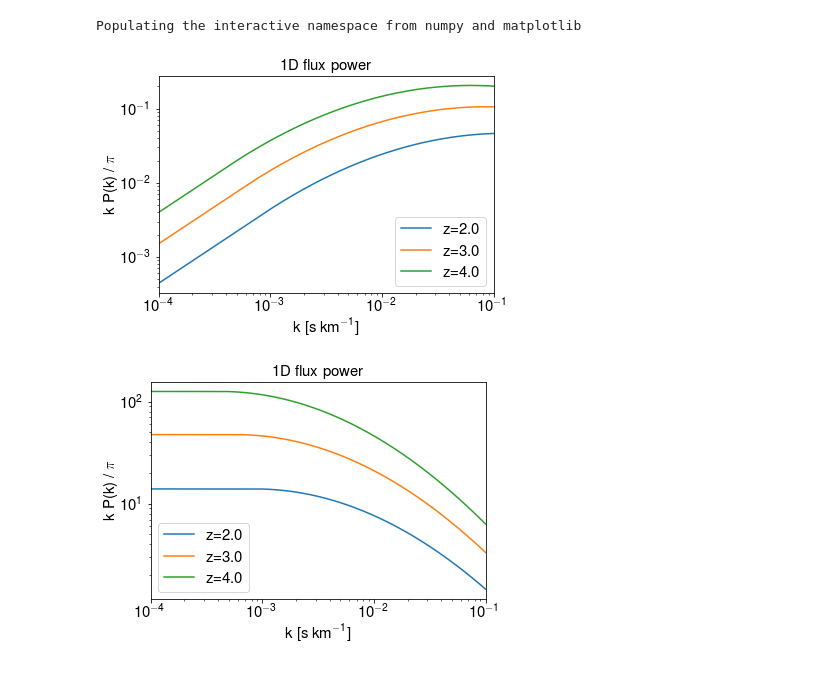
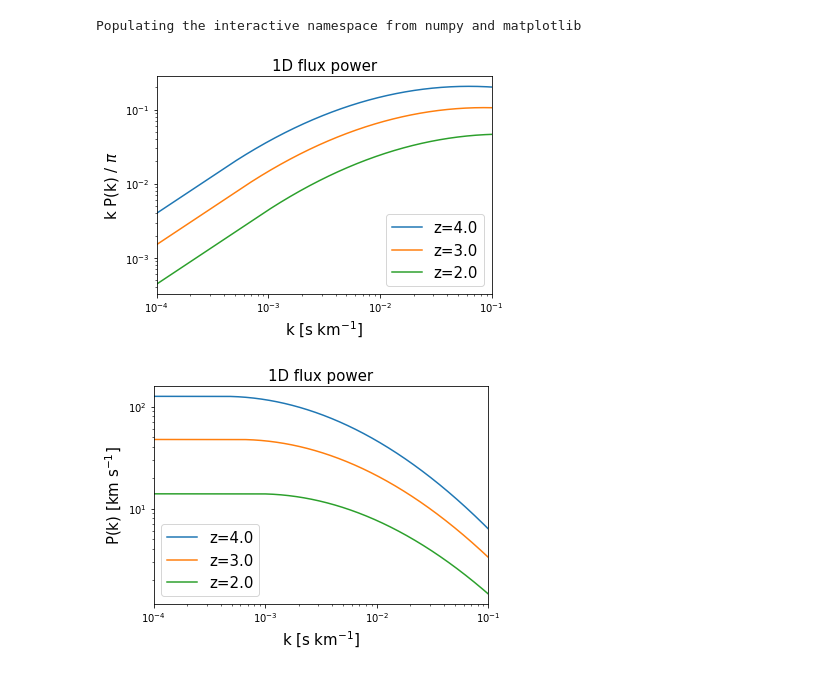
Before and after one commit to igmhub/lyaforecast, a Jupyter notebook: examples/plot_P1D.ipynb, the cells around one changed output. Cells and saved outputs as stored; diff of their text form; code cells hidden in the pictures.

```diff
--- a/examples/plot_P1D.ipynb
+++ b/examples/plot_P1D.ipynb
@@ -13,39 +13,27 @@ k=np.logspace(-4,-1,1000)
 pk_z2=aP1D.P1D_z_kms_PD2013(2.0,k)
 pk_z3=aP1D.P1D_z_kms_PD2013(3.0,k)
 pk_z4=aP1D.P1D_z_kms_PD2013(4.0,k)
-# %%
-# something related to fonts in the plot
-plt.rc('text', usetex=True)
-plt.rcParams['text.latex.preamble'] = [
-    r'\usepackage{siunitx}',  # i need upright \micro symbols, but you need
-    r'\sisetup{detect-all}',  # this to force siunitx to actually use your fonts
-    r'\usepackage{helvet}',   # set the normal font here
-    r'\usepackage{sansmath}', # load up the sansmath so that math -> helvet
-    r'\sansmath'              # <- tricky! -- gotta actually tell tex to use!
-]
-plt.rc('xtick', labelsize=15)
-plt.rc('ytick', labelsize=15)
 # %%
 plt.xlim(1e-4,0.1)
 plt.xlabel(r'k [s $\rm{km}^{-1}$]',fontsize=15)
 plt.ylabel(r'k P(k) / $\pi$',fontsize=15)
 plt.title(r'1D flux power',fontsize=15)
+plt.loglog(k,k*pk_z4/np.pi,label=r'z=4.0')
+plt.loglog(k,k*pk_z3/np.pi,label=r'z=3.0')
 plt.loglog(k,k*pk_z2/np.pi,label=r'z=2.0')
-plt.loglog(k,k*pk_z3/np.pi,label=r'z=3.0')
-plt.loglog(k,k*pk_z4/np.pi,label=r'z=4.0')
 plt.legend(fontsize=15)
 plt.show()
 # %% [output]
-[figure, old version]
+[figure, new version]
 # %%
 plt.xlim(1e-4,0.1)
 plt.xlabel(r'k [s $\rm{km}^{-1}$]',fontsize=15)
-plt.ylabel(r'k P(k) / $\pi$',fontsize=15)
+plt.ylabel(r'P(k) [km $\rm{s}^{-1}$]',fontsize=15)
 plt.title(r'1D flux power',fontsize=15)
+plt.loglog(k,pk_z4,label=r'z=4.0')
+plt.loglog(k,pk_z3,label=r'z=3.0')
 plt.loglog(k,pk_z2,label=r'z=2.0')
-plt.loglog(k,pk_z3,label=r'z=3.0')
-plt.loglog(k,pk_z4,label=r'z=4.0')
 plt.legend(fontsize=15)
 plt.show()
 # %% [output]
-[figure, old version]
+[figure, new version]
```
Also changed, not shown: 3 other files.
